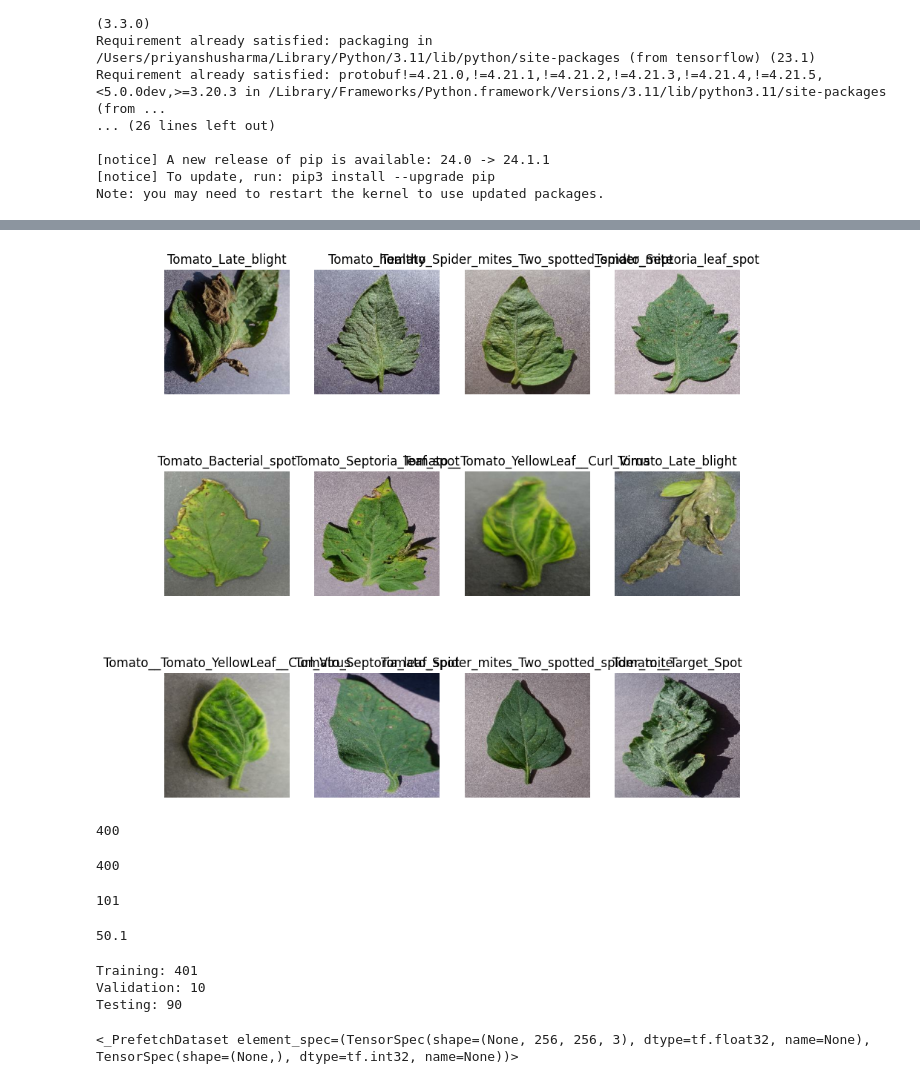
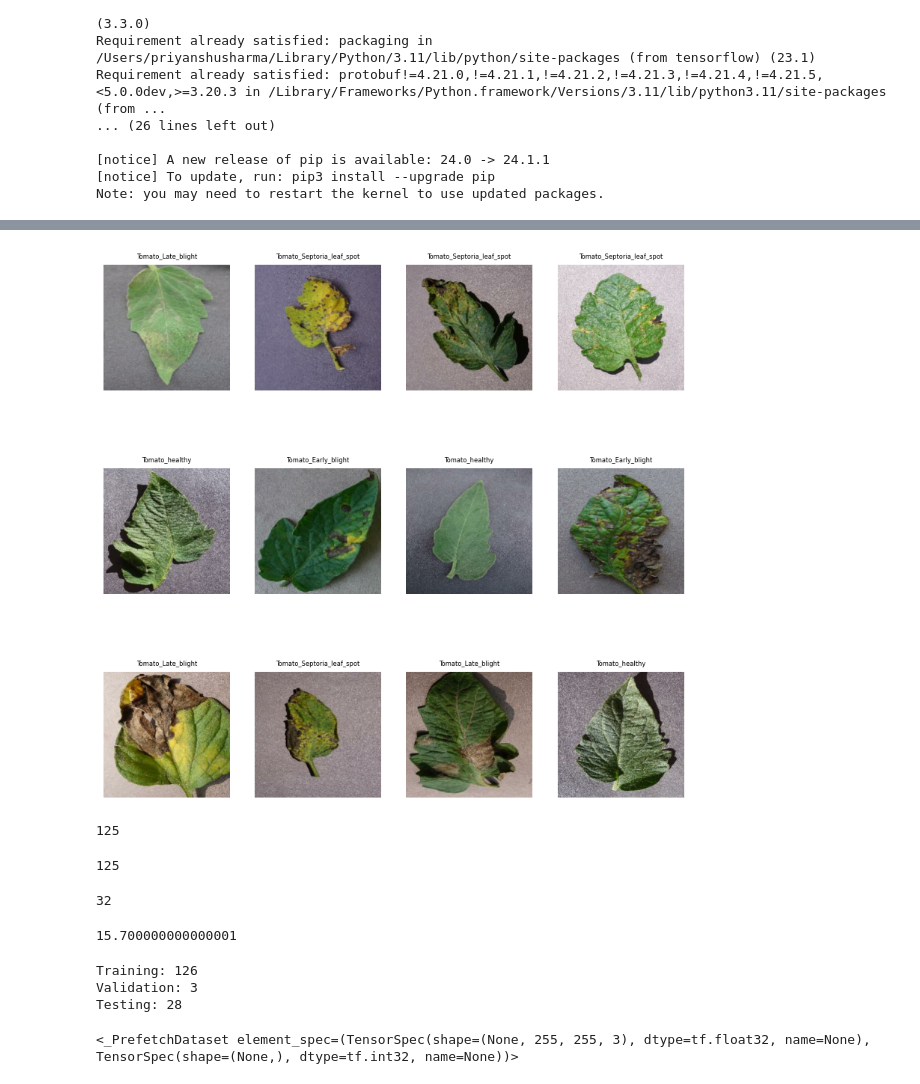
Before and after one commit to PriyanshuSharma1/tomato-disease-classification, a Jupyter notebook: train.ipynb, the cells around one changed output, grey strips where cells are left out. Saved outputs shown, nothing was run; the diff lists cells and outputs as text; code cells hidden in the pictures.

```diff
--- a/train.ipynb
+++ b/train.ipynb
@@ -25,8 +25,8 @@ from keras import layers,models, preprocessing
 from matplotlib import pyplot as plt
 # %%
-IMAGE_SIZE=256
-BATCH_SIZE=32
-EPOCHS=50
+IMAGE_SIZE=255
+BATCH_SIZE=40
+EPOCHS=20
 CHANNELS=3 #RGB
 # %%
 dataset= tf.keras.preprocessing.image_dataset_from_directory("training_data/tomato_disease_category", shuffle=True, image_size=(IMAGE_SIZE,IMAGE_SIZE),batch_size=BATCH_SIZE)
@@ -83,6 +85,6 @@ for image_batch,label_batch in dataset.take(1):
     for i in range(12):
         plt.subplot(3,4,i+1)
         plt.imshow(image_batch[i].numpy().astype("uint8"))
-        plt.title(class_names[label_batch[i]])
+        plt.title(class_names[label_batch[i]], fontsize=6)
         plt.axis("off")
 # %% [output]
@@ -90,4 +92,4 @@ for image_batch,label_batch in dataset.take(1):
-[figure, old version]
+[figure, new version]
 # %%
 # 80% => training
 # 20% => validation, testing
@@ -96,22 +98,22 @@ train_size=0.8
 train_size=int(train_size*len(dataset))
 print(train_size)
 # %% [output]
-400
+125
 # %%
 train_ds=dataset.take(train_size)
 len(train_ds)
 # %% [output]
-400
+125
 # %%
 test_ds=dataset.skip(train_size)
 len(test_ds)
 # %% [output]
-101
+32
 # %%
 val_size=0.1
 len(dataset)*val_size
 # %% [output]
-50.1
+15.700000000000001
 # %%
 validation_ds=dataset.take(50)
 testing_ds=dataset.skip(len(validation_ds))
@@ -131,15 +133,15 @@ def generate_partitions_tf(ds, train_split=0.8, val_split=0.1, test_split=0.1,sh
 # %%
 train_ds, validation_ds, testing_ds=generate_partitions_tf(dataset)
 # %% [output]
-Training: 401
-Validation: 10
-Testing: 90
+Training: 126
+Validation: 3
+Testing: 28
 # %%
 train_ds.cache().shuffle(1000).prefetch(buffer_size=tf.data.experimental.AUTOTUNE)
 validation_ds.cache().shuffle(1000).prefetch(buffer_size=tf.data.experimental.AUTOTUNE)
 testing_ds.cache().shuffle(1000).prefetch(buffer_size=tf.data.experimental.AUTOTUNE)
 # %% [output]
-<_PrefetchDataset element_spec=(TensorSpec(shape=(None, 256, 256, 3), dtype=tf.float32, name=None), TensorSpec(shape=(None,), dtype=tf.int32, name=None))>
+<_PrefetchDataset element_spec=(TensorSpec(shape=(None, 255, 255, 3), dtype=tf.float32, name=None), TensorSpec(shape=(None,), dtype=tf.int32, name=None))>
 # %%
 # Rescaling and Rotation
 rescale_and_resize=tf.keras.Sequential([
```
Also changed, not shown: parts of 18 cells of this notebook.
